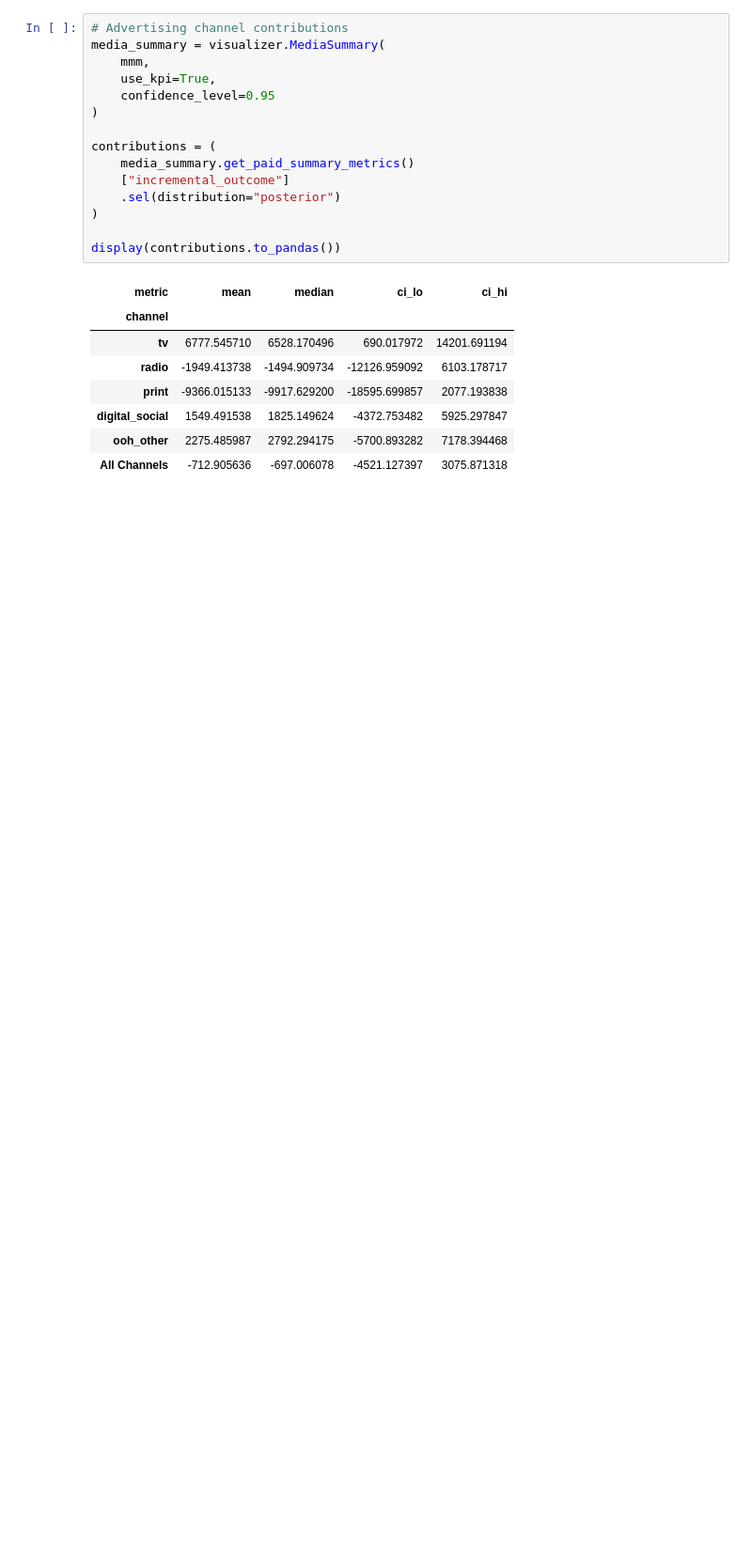
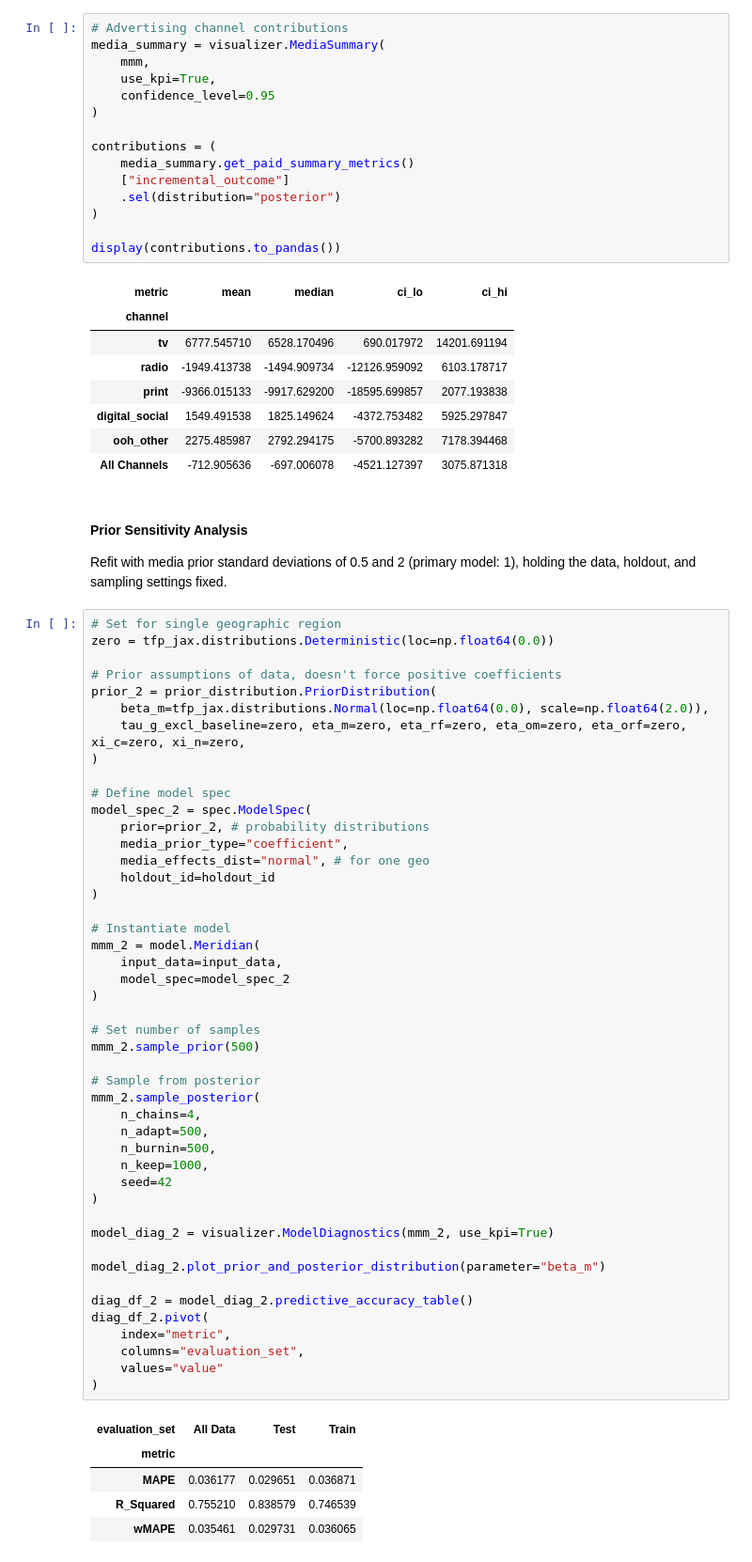
Before and after one commit to jac6779/nyc-dot-mmm, a Jupyter notebook: notebooks/04_nyc_dot_mmm_modeling_meridian.ipynb, the cells around one changed output. Shown at 94% size. Saved outputs shown, nothing was run; the diff lists cells and outputs as text; blank space fills up the shorter version.

Commit message:
Updated README.md and modeling notebook

```diff
--- a/notebooks/04_nyc_dot_mmm_modeling_meridian.ipynb
+++ b/notebooks/04_nyc_dot_mmm_modeling_meridian.ipynb
@@ -342,3 +331,59 @@ display(contributions.to_pandas())
 | digital_social | 1549.491538 | 1825.149624 | -4372.753482 | 5925.297847 |
 | ooh_other | 2275.485987 | 2792.294175 | -5700.893282 | 7178.394468 |
 | All Channels | -712.905636 | -697.006078 | -4521.127397 | 3075.871318 |
+# %% [markdown]
+#### Prior Sensitivity Analysis
+
+Refit with media prior standard deviations of 0.5 and 2 (primary model: 1), holding the data, holdout, and sampling settings fixed.
+# %%
+# Set for single geographic region
+zero = tfp_jax.distributions.Deterministic(loc=np.float64(0.0))
+
+# Prior assumptions of data, doesn't force positive coefficients
+prior_2 = prior_distribution.PriorDistribution(
+    beta_m=tfp_jax.distributions.Normal(loc=np.float64(0.0), scale=np.float64(2.0)),
+    tau_g_excl_baseline=zero, eta_m=zero, eta_rf=zero, eta_om=zero, eta_orf=zero, xi_c=zero, xi_n=zero,
+)
+
+# Define model spec
+model_spec_2 = spec.ModelSpec(
+    prior=prior_2, # probability distributions
+    media_prior_type="coefficient",
+    media_effects_dist="normal", # for one geo
+    holdout_id=holdout_id
+)
+
+# Instantiate model
+mmm_2 = model.Meridian(
+    input_data=input_data,
+    model_spec=model_spec_2
+)
+
+# Set number of samples
+mmm_2.sample_prior(500)
+
+# Sample from posterior
+mmm_2.sample_posterior(
+    n_chains=4,
+    n_adapt=500,
+    n_burnin=500,
+    n_keep=1000,
+    seed=42
+)
+
+model_diag_2 = visualizer.ModelDiagnostics(mmm_2, use_kpi=True)
+
+model_diag_2.plot_prior_and_posterior_distribution(parameter="beta_m")
+
+diag_df_2 = model_diag_2.predictive_accuracy_table()
+diag_df_2.pivot(
+    index="metric",
+    columns="evaluation_set",
+    values="value"
+)
+# %% [output]
+| evaluation_set | All Data | Test | Train |
+| metric |  |  |  |
+| MAPE | 0.036177 | 0.029651 | 0.036871 |
+| R_Squared | 0.755210 | 0.838579 | 0.746539 |
+| wMAPE | 0.035461 | 0.029731 | 0.036065 |
```
Also changed, not shown: parts of 20 cells of this notebook, 1 other file.
